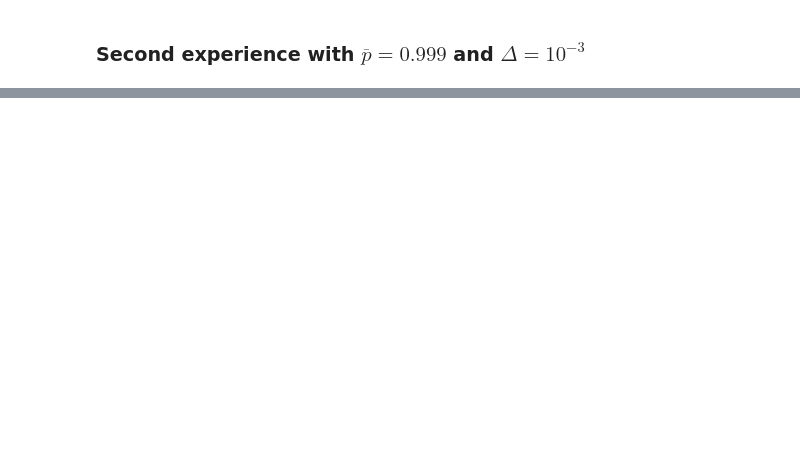
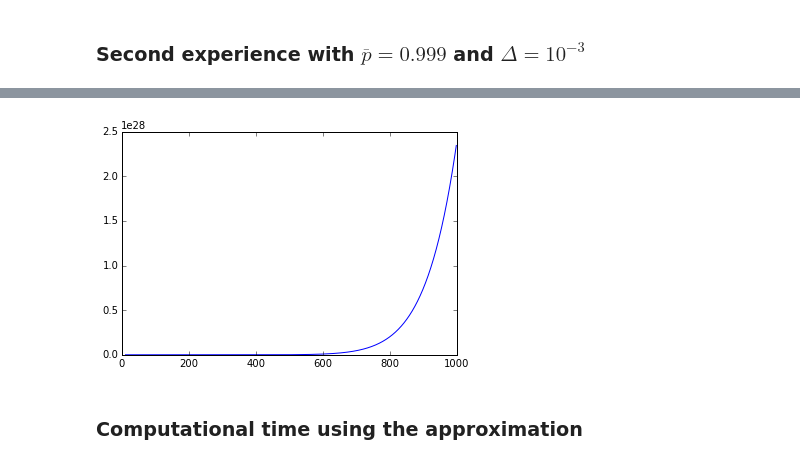
Before and after one commit to MathLab/file_loss, a Jupyter notebook: file_loss.ipynb, the cells around one changed output, grey strips where cells are left out. Cells and saved outputs as stored; diff of their text form; code cells hidden in the pictures; blank space fills up the shorter version.

Commit message:
Add part on computational time

```diff
--- a/file_loss.ipynb
+++ b/file_loss.ipynb
@@ -863,0 +959,15 @@ probability_list_DataFrame.hist()
+# %%
+import timeit
+tic = timeit.default_timer()
+
+# do stuff
+a = [i for i in range(1000000)]
+s = 0.0
+for i in a:
+    s += i
+
+s = s/len(a)
+
+toc = timeit.default_timer()
+
+print toc-tic," seconds"
@@ -863,0 +978,6 @@ probability_list_DataFrame.hist()
+# %%
+# Parameters
+m = 1000 # number of disks
+n = 12 # number of chunks
+d = 3 # number of chinks until the file is lost
+spread_factor = 11 # spread factor
@@ -864 +1017,19 @@ probability_list_DataFrame.hist()
+# %%
+import matplotlib.pyplot as plt
+
+# list of spred factors
+spread_factor_list = [s + n - 1 for s in range(m - n + 1)]
+
+# feasible configurations
+feasible_configurations_list = []
+for el in spread_factor_list:
+    feasible_configurations_list.append(m*factorial(el)/(factorial(el - n + 1)*factorial(n -1)))
+
+
+plt.plot(spread_factor_list, feasible_configurations_list)
+plt.show()
+# %% [output]
+[figure, added]
+# %% [markdown]
+### Computational time using the approximation
 # %%
```
Also changed, not shown: parts of 22 cells of this notebook.
